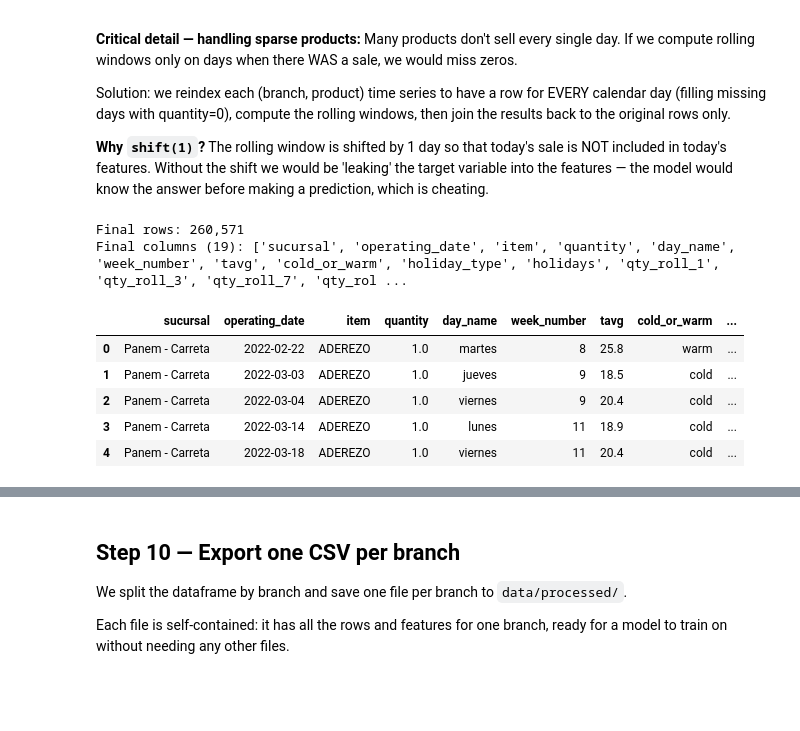
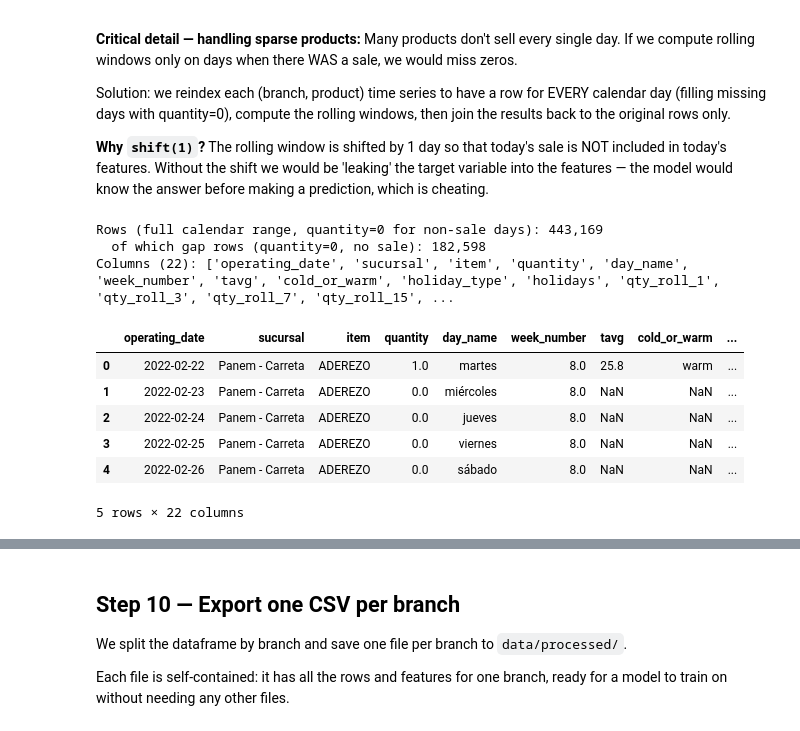
Before and after one commit to DiegoLarrieta/PanemReto, a Jupyter notebook: notebooks/06_feature_engineering.ipynb, the cells around one changed output, grey strips where cells are left out. Cells and saved outputs as stored; diff of their text form; code cells hidden in the pictures; blank space fills up the shorter version.

```diff
--- a/notebooks/06_feature_engineering.ipynb
+++ b/notebooks/06_feature_engineering.ipynb
@@ -325,7 +325,6 @@ would know the answer before making a prediction, which is cheating.
 df["operating_date"] = pd.to_datetime(df["operating_date"])
 df = df.sort_values(["sucursal", "item", "operating_date"]).reset_index(drop=True)
 
-# Define rolling window sizes in days
 windows = {
     "qty_roll_1"  : 1,
     "qty_roll_3"  : 3,
@@ -335,45 +334,62 @@ windows = {
     "qty_roll_60" : 60,
     "qty_roll_90" : 90,
     "qty_roll_180": 180,
     "qty_roll_365": 365,
 }
+lag_days_list = [7, 14, 28]
+
+_day_name_es = {0:"lunes",1:"martes",2:"miércoles",3:"jueves",4:"viernes",5:"sábado",6:"domingo"}
 
 groups = []
 for (branch, item), grp in df.groupby(["sucursal", "item"]):
     # Reindex to full date range — inserts 0-quantity rows for missing days
     grp = grp.set_index("operating_date")
     full_range = pd.date_range(grp.index.min(), grp.index.max(), freq="D")
     grp = grp.reindex(full_range)
     grp["quantity"] = grp["quantity"].fillna(0)
 
     # Compute each rolling window (shift(1) excludes current day)
     for col_name, w in windows.items():
         grp[col_name] = grp["quantity"].shift(1).rolling(window=w, min_periods=1).sum().fillna(0)
 
+    # Compute exact calendar-aware lags
+    for n in lag_days_list:
+        grp[f"lag_{n}"] = grp["quantity"].shift(n)
+
     grp["sucursal"] = branch
     grp["item"]     = item
     groups.append(grp)
 
 df_rolled = pd.concat(groups).reset_index().rename(columns={"index": "operating_date"})
 
 roll_cols = list(windows.keys())
+lag_cols  = [f"lag_{n}" for n in lag_days_list]
 
-# Merge rolling features back — only for actual sale rows (not the gap-filling zeros)
-df = df.merge(
-    df_rolled[["sucursal", "item", "operating_date"] + roll_cols],
-    on=["sucursal", "item", "operating_date"],
-    how="left"
+# Keep ALL calendar days — df_rolled already has the full date range per (branch, product).
+# Gap days (no actual sale) have quantity=0 and NaN metadata; fill non-weather columns here.
+df = df_rolled.copy()
+
+gap = df["day_name"].isna()
+df.loc[gap, "day_name"]     = df.loc[gap, "operating_date"].dt.dayofweek.map(_day_name_es)
+df.loc[gap, "week_number"]  = df.loc[gap, "operating_date"].dt.isocalendar().week.astype(int)
+df.loc[gap, "holiday_type"] = (
+    df.loc[gap, "operating_date"].dt.strftime("%Y-%m-%d").map(holiday_map).fillna("No holiday")
 )
+df.loc[gap, "holidays"] = df.loc[gap, "holiday_type"] != "No holiday"
+# tavg and cold_or_warm for gap rows are filled in Step 9b using the weather file
 
-print(f"Final rows: {len(df):,}")
-print(f"Final columns ({len(df.columns)}): {df.columns.tolist()}")
+print(f"Rows (full calendar range, quantity=0 for non-sale days): {len(df):,}")
+print(f"  of which gap rows (quantity=0, no sale): {gap.sum():,}")
+print(f"Columns ({len(df.columns)}): {df.columns.tolist()}")
 df.head(5)
 # %% [output]
-Final rows: 260,571
-Final columns (19): ['sucursal', 'operating_date', 'item', 'quantity', 'day_name', 'week_number', 'tavg', 'cold_or_warm', 'holiday_type', 'holidays', 'qty_roll_1', 'qty_roll_3', 'qty_roll_7', 'qty_rol ...
+Rows (full calendar range, quantity=0 for non-sale days): 443,169
+  of which gap rows (quantity=0, no sale): 182,598
+Columns (22): ['operating_date', 'sucursal', 'item', 'quantity', 'day_name', 'week_number', 'tavg', 'cold_or_warm', 'holiday_type', 'holidays', 'qty_roll_1', 'qty_roll_3', 'qty_roll_7', 'qty_roll_15', ...
-|  | sucursal | operating_date | item | quantity | day_name | week_number | tavg | cold_or_warm | ... |
-| 0 | Panem - Carreta | 2022-02-22 | ADEREZO | 1.0 | martes | 8 | 25.8 | warm | ... |
-| 1 | Panem - Carreta | 2022-03-03 | ADEREZO | 1.0 | jueves | 9 | 18.5 | cold | ... |
-| 2 | Panem - Carreta | 2022-03-04 | ADEREZO | 1.0 | viernes | 9 | 20.4 | cold | ... |
-| 3 | Panem - Carreta | 2022-03-14 | ADEREZO | 1.0 | lunes | 11 | 18.9 | cold | ... |
-| 4 | Panem - Carreta | 2022-03-18 | ADEREZO | 1.0 | viernes | 11 | 20.4 | cold | ... |
+|  | operating_date | sucursal | item | quantity | day_name | week_number | tavg | cold_or_warm | ... |
+| 0 | 2022-02-22 | Panem - Carreta | ADEREZO | 1.0 | martes | 8.0 | 25.8 | warm | ... |
+| 1 | 2022-02-23 | Panem - Carreta | ADEREZO | 0.0 | miércoles | 8.0 | NaN | NaN | ... |
+| 2 | 2022-02-24 | Panem - Carreta | ADEREZO | 0.0 | jueves | 8.0 | NaN | NaN | ... |
+| 3 | 2022-02-25 | Panem - Carreta | ADEREZO | 0.0 | viernes | 8.0 | NaN | NaN | ... |
+| 4 | 2022-02-26 | Panem - Carreta | ADEREZO | 0.0 | sábado | 8.0 | NaN | NaN | ... |
+5 rows × 22 columns
```
Also changed, not shown: parts of 9 cells of this notebook, 2 other files.
